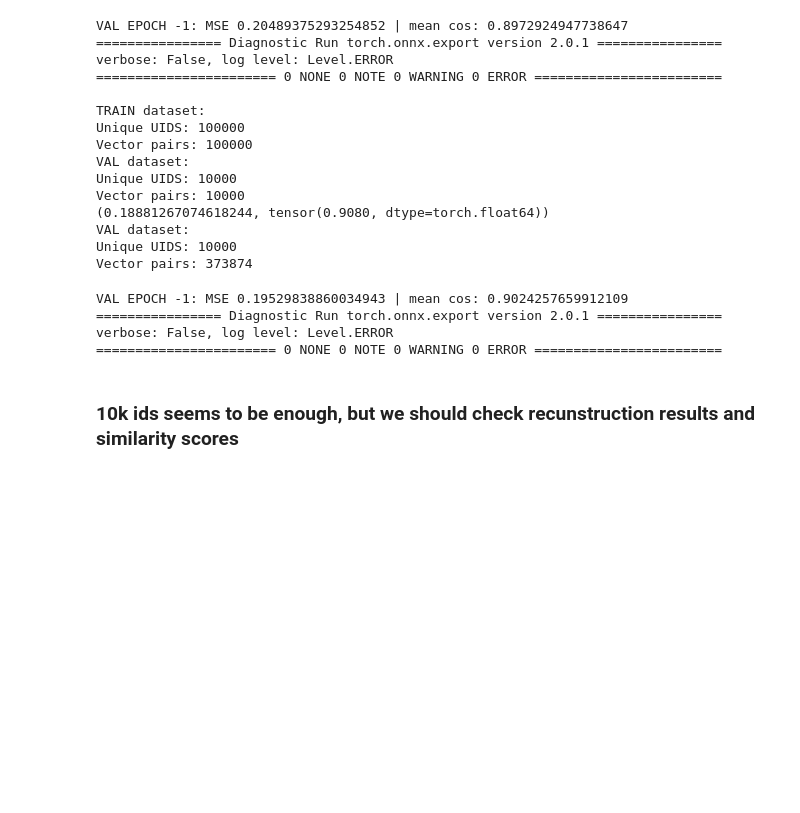
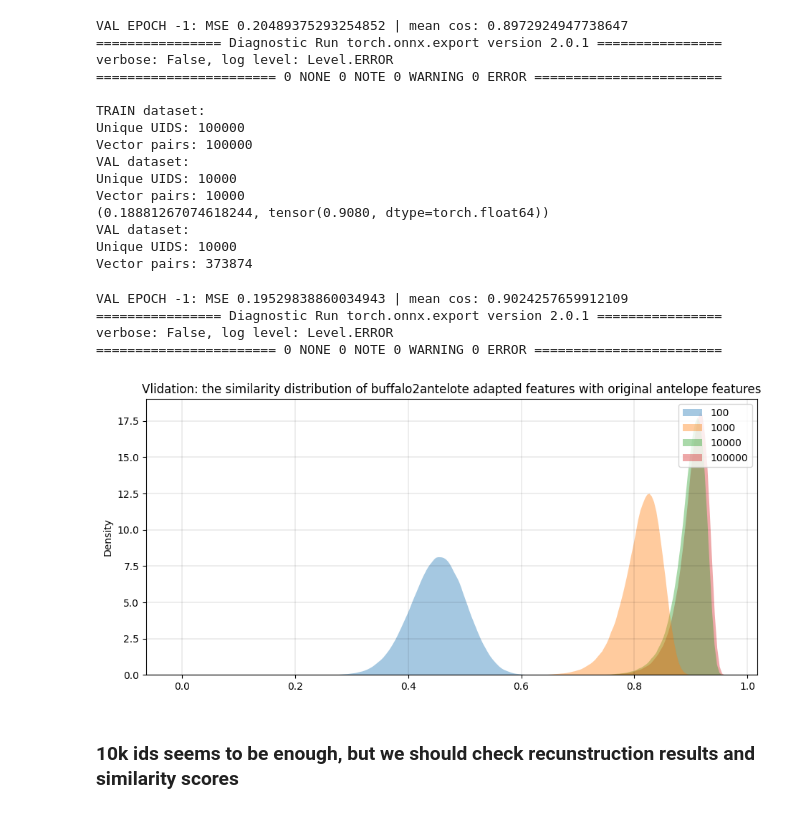
Before and after one commit to pi-null-mezon/rbh24, a Jupyter notebook: train_adapter_for_instantid/buffalo2antelope_adapter.ipynb, the cells around one changed output. Saved outputs shown, nothing was run; the diff lists cells and outputs as text; code cells hidden in the pictures; blank space fills up the shorter version.

```diff
--- a/train_adapter_for_instantid/buffalo2antelope_adapter.ipynb
+++ b/train_adapter_for_instantid/buffalo2antelope_adapter.ipynb
@@ -203,6 +203,7 @@ def run_val_epoch(model, dataloader_val, epoch=-1):
     loss_val = AverageMeter()
     cos_val = AverageMeter()
     cos = torch.nn.CosineSimilarity()
+    cos_vals = []
     model.eval()
     for feats0, feats1 in tqdm(dataloader_val):
         feats0 = feats0.to(mps_device)
@@ -210,12 +211,13 @@ def run_val_epoch(model, dataloader_val, epoch=-1):
         with torch.no_grad():
             pred = model(feats0)
             batch_loss = loss(pred, feats1)
-            batch_cos = cos(pred, feats1).mean()
+            batch_cos = cos(pred, feats1)
+        cos_vals.extend(batch_cos.cpu().numpy().tolist())
         loss_val.update(batch_loss)
-        cos_val.update(batch_cos)
+        cos_val.update(batch_cos.mean())
     print(f'VAL EPOCH {epoch}: MSE {loss_val.avg} | mean cos: {cos_val.avg}')
 
-    return model
+    return model, cos_vals
 
 def run_epoch(model, opt, dataloader_train, dataloader_val, scheduler=None, epoch=-1):
     run_train_epoch(model, opt, dataloader_train, scheduler, epoch)
@@ -410,9 +437,12 @@ train_parts_by_size = {100: ['templatesgen_glint_0_10K.pkl'],
                        ]
                        }
 # %%
+cos_distr_dict = {}
+
 for part in train_parts_by_size:
     A, b = process_part(train_parts_by_size[part], 1, part)
-    export_model(A, b, part)
+    cos_vals = export_model(A, b, part)
+    cos_distr_dict[part] = cos_vals
 # %% [output]
 TRAIN dataset:
 Unique UIDS: 100
@@ -473,5 +503,20 @@ VAL EPOCH -1: MSE 0.19529838860034943 | mean cos: 0.9024257659912109
 ================ Diagnostic Run torch.onnx.export version 2.0.1 ================
 verbose: False, log level: Level.ERROR
 ======================= 0 NONE 0 NOTE 0 WARNING 0 ERROR ========================
+# %%
+fig, ax = plt.subplots(figsize=(11,5))
+
+plt.grid(color = 'black', linewidth = 0.1)
+g = sns.kdeplot(
+   data=cos_distr_dict,#df, x="cos", hue="model",
+   fill=True, common_norm=False, # palette="crest",
+   alpha=.4, linewidth=0
+)
+# plt.legend(title='N train vectors')
+plt.title('Vlidation: the similarity distribution of buffalo2antelote adapted features with original antelope features')
+
+plt.show(g)
+# %% [output]
+[figure, added]
 # %% [markdown]
 ### 10k ids seems to be enough, but we should check recunstruction results and similarity scores
```
Also changed, not shown: parts of 12 cells of this notebook, 3 other files.
